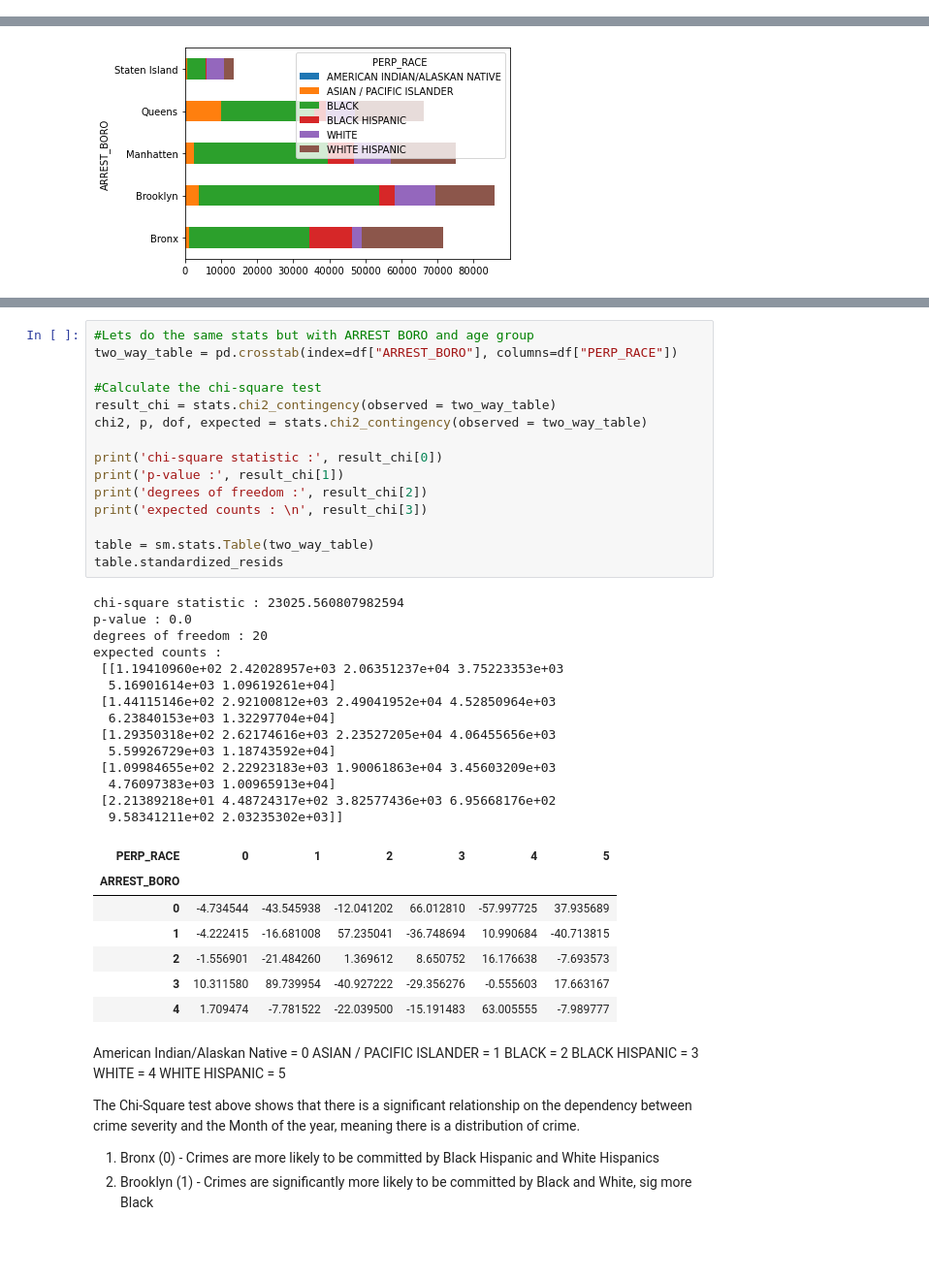
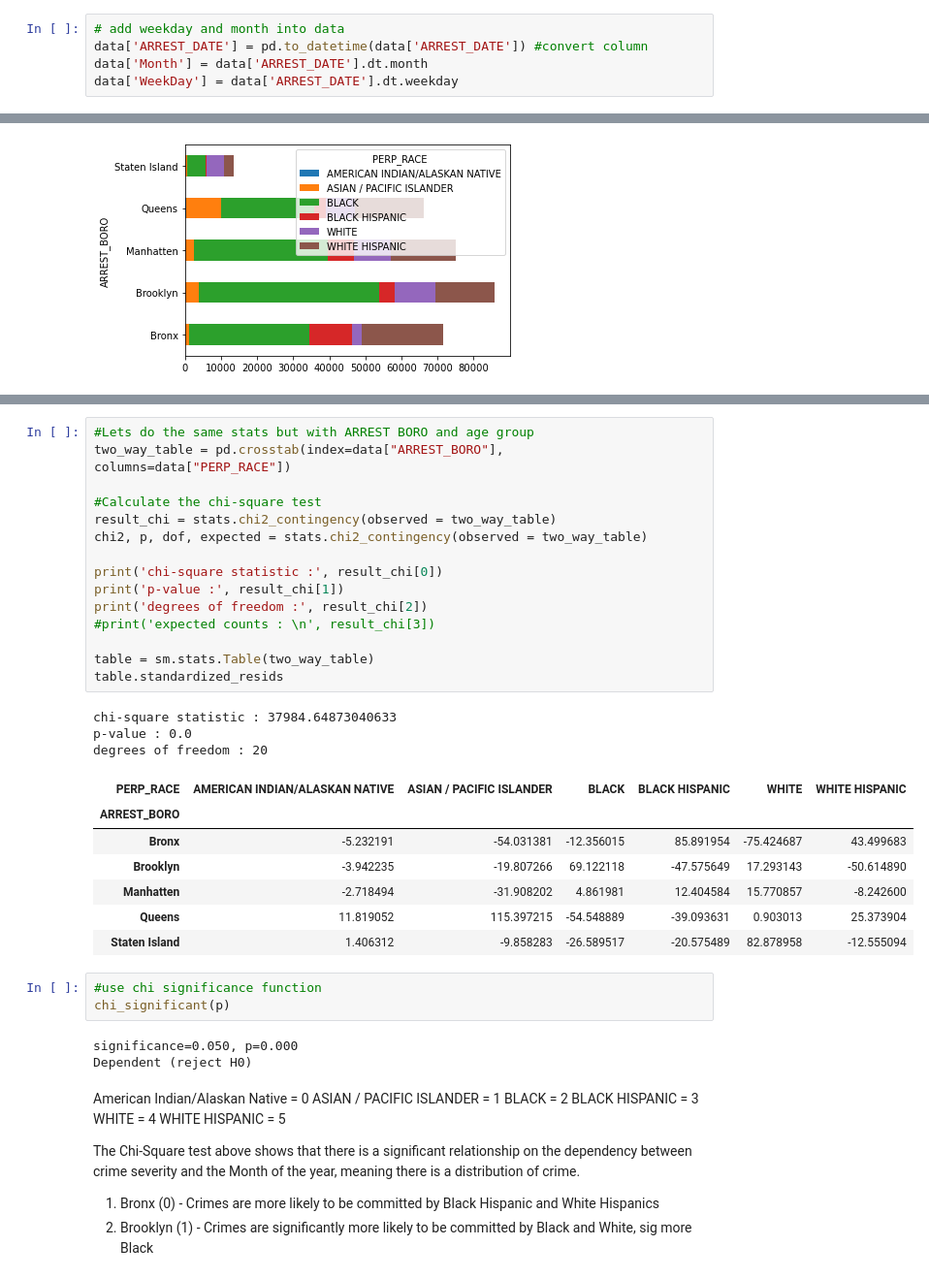
Before and after one commit to MudSnail/MidTerm, a Jupyter notebook: Pre_Covid_EDA.ipynb, the cells around one changed output, grey strips where cells are left out. Shown at 97% size. Saved outputs shown, nothing was run; the diff lists cells and outputs as text; blank space fills up the shorter version.

```diff
--- a/Pre_Covid_EDA.ipynb
+++ b/Pre_Covid_EDA.ipynb
@@ -110,4 +110,9 @@ pd.crosstab(df['WeekDay'],df['Crime Severity']).plot(kind="barh",stacked=True)
 # %% [output]
 <matplotlib.axes._subplots.AxesSubplot at 0x...>
 [figure]
+# %%
+# add weekday and month into data
+data['ARREST_DATE'] = pd.to_datetime(data['ARREST_DATE']) #convert column
+data['Month'] = data['ARREST_DATE'].dt.month
+data['WeekDay'] = data['ARREST_DATE'].dt.weekday
 # %%
@@ -420,40 +448,35 @@ for p, i in zip(ax.patches, boro_num2):
 # %%
 #Lets do the same stats but with ARREST BORO and age group
-two_way_table = pd.crosstab(index=df["ARREST_BORO"], columns=df["PERP_RACE"])
+two_way_table = pd.crosstab(index=data["ARREST_BORO"], columns=data["PERP_RACE"])
 
 #Calculate the chi-square test
 result_chi = stats.chi2_contingency(observed = two_way_table)
 chi2, p, dof, expected = stats.chi2_contingency(observed = two_way_table)
 
 print('chi-square statistic :', result_chi[0])
 print('p-value :', result_chi[1])
 print('degrees of freedom :', result_chi[2])
-print('expected counts : \n', result_chi[3])
+#print('expected counts : \n', result_chi[3])
 
 table = sm.stats.Table(two_way_table)
 table.standardized_resids
 # %% [output]
-chi-square statistic : 23025.560807982594
+chi-square statistic : 37984.64873040633
 p-value : 0.0
 degrees of freedom : 20
-expected counts :
- [[1.19410960e+02 2.42028957e+03 2.06351237e+04 3.75223353e+03
-  5.16901614e+03 1.09619261e+04]
- [1.44115146e+02 2.92100812e+03 2.49041952e+04 4.52850964e+03
-  6.23840153e+03 1.32297704e+04]
- [1.29350318e+02 2.62174616e+03 2.23527205e+04 4.06455656e+03
-  5.59926729e+03 1.18743592e+04]
- [1.09984655e+02 2.22923183e+03 1.90061863e+04 3.45603209e+03
-  4.76097383e+03 1.00965913e+04]
- [2.21389218e+01 4.48724317e+02 3.82577436e+03 6.95668176e+02
-  9.58341211e+02 2.03235302e+03]]
-| PERP_RACE | 0 | 1 | 2 | 3 | 4 | 5 |
+| PERP_RACE | AMERICAN INDIAN/ALASKAN NATIVE | ASIAN / PACIFIC ISLANDER | BLACK | BLACK HISPANIC | WHITE | WHITE HISPANIC |
 | ARREST_BORO |  |  |  |  |  |  |
-| 0 | -4.734544 | -43.545938 | -12.041202 | 66.012810 | -57.997725 | 37.935689 |
-| 1 | -4.222415 | -16.681008 | 57.235041 | -36.748694 | 10.990684 | -40.713815 |
-| 2 | -1.556901 | -21.484260 | 1.369612 | 8.650752 | 16.176638 | -7.693573 |
-| 3 | 10.311580 | 89.739954 | -40.927222 | -29.356276 | -0.555603 | 17.663167 |
-| 4 | 1.709474 | -7.781522 | -22.039500 | -15.191483 | 63.005555 | -7.989777 |
+| Bronx | -5.232191 | -54.031381 | -12.356015 | 85.891954 | -75.424687 | 43.499683 |
+| Brooklyn | -3.942235 | -19.807266 | 69.122118 | -47.575649 | 17.293143 | -50.614890 |
+| Manhatten | -2.718494 | -31.908202 | 4.861981 | 12.404584 | 15.770857 | -8.242600 |
+| Queens | 11.819052 | 115.397215 | -54.548889 | -39.093631 | 0.903013 | 25.373904 |
+| Staten Island | 1.406312 | -9.858283 | -26.589517 | -20.575489 | 82.878958 | -12.555094 |
+# %%
+#use chi significance function
+chi_significant(p)
+# %% [output]
+significance=0.050, p=0.000
+Dependent (reject H0)
 # %% [markdown]
 American Indian/Alaskan Native = 0
 ASIAN / PACIFIC ISLANDER = 1
```
Also changed, not shown: parts of 18 cells of this notebook.
